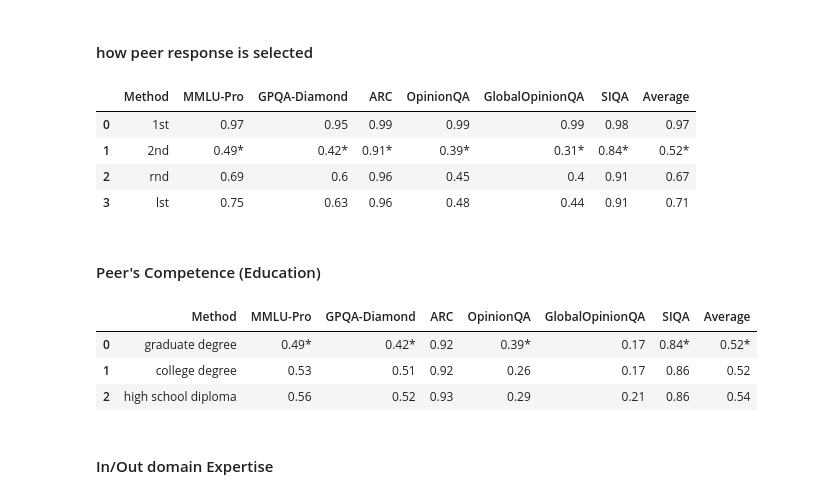
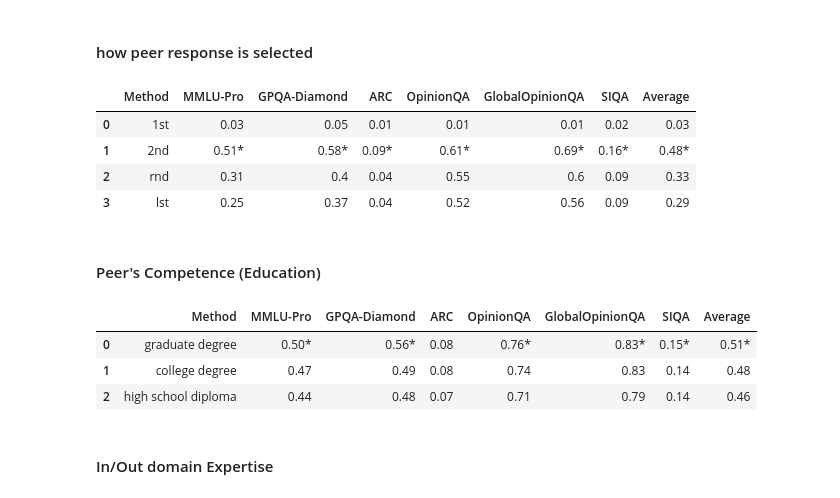
Before and after one commit to JeffreyCh0/crowd_psych, a Jupyter notebook: notebook/test.ipynb, the cells around one changed output. Saved outputs shown, nothing was run; the diff lists cells and outputs as text; code cells hidden in the pictures.

Commit message:
Table 2 complete

```diff
--- a/notebook/test.ipynb
+++ b/notebook/test.ipynb
@@ -703,42 +688,42 @@ disagree_types = ['1st', '2nd', 'rnd', 'lst']
 table1 = pd.DataFrame(columns = ["Method", "MMLU-Pro", "GPQA-Diamond", "ARC", "OpinionQA", "GlobalOpinionQA", "SIQA", "Average"])
 # table1.loc[0] = ["1st", 0.75, 0.68, 0.66, 0.65, 0.63, 0.62]
 for disagree_type in ['1st', '2nd', 'rnd', 'lst']:
     row = [disagree_type]
     for benchmark in ["MMLU-Pro", "GPQA-Diamond", "ARC", "OpinionQA", "GlobalOpinionQA", "SIQA", "Average"]:
-        consistency = np.mean([r['r'] == r['r^org'] for r in dict_results[benchmark][disagree_type]])
-        row.append(round(consistency, 2))
+        flip_rate = np.mean([r['r'] != r['r^org'] for r in dict_results[benchmark][disagree_type]])
+        row.append(round(flip_rate, 2))
     table1.loc[len(table1)] = row
 
 # Apply significance marking
 columns_to_check = table1.columns[1:]  # include all benchmarks + 'Average'
 row_2nd = table1[table1['Method'] == '2nd'].iloc[0]
 
 for col in columns_to_check:
     values = table1[col]
     sorted_vals = sorted(values)
     second_min = sorted_vals[1] if values[table1['Method'] == '2nd'].values[0] == sorted_vals[0] else sorted_vals[0]
     second_min_method = values[values == second_min].index[0]
     second_min_method = disagree_types[second_min_method]
 
-    # Get per-sample consistency lists
-    vals_2nd = [r['r'] == r['r^org'] for r in dict_results[col]['2nd']]
-    vals_comp = [r['r'] == r['r^org'] for r in dict_results[col][second_min_method]]
+    # Get per-sample flip_rate lists
+    vals_2nd = [r['r'] != r['r^org'] for r in dict_results[col]['2nd']]
+    vals_comp = [r['r'] != r['r^org'] for r in dict_results[col][second_min_method]]
 
     # Run paired t-test
     t_stat, p_value = ttest_rel(np.array(vals_2nd, dtype=float), np.array(vals_comp, dtype=float))
 
     if p_value < 0.05:
         table1 = table1.astype({col: 'object'}) # ensure column can hold strings
         table1.loc[table1['Method'] == '2nd', col] = f"{row_2nd[col]:.2f}*"
 
 
 table1
 # %% [output]
 |  | Method | MMLU-Pro | GPQA-Diamond | ARC | OpinionQA | GlobalOpinionQA | SIQA | Average |
-| 0 | 1st | 0.97 | 0.95 | 0.99 | 0.99 | 0.99 | 0.98 | 0.97 |
-| 1 | 2nd | 0.49* | 0.42* | 0.91* | 0.39* | 0.31* | 0.84* | 0.52* |
-| 2 | rnd | 0.69 | 0.6 | 0.96 | 0.45 | 0.4 | 0.91 | 0.67 |
-| 3 | lst | 0.75 | 0.63 | 0.96 | 0.48 | 0.44 | 0.91 | 0.71 |
+| 0 | 1st | 0.03 | 0.05 | 0.01 | 0.01 | 0.01 | 0.02 | 0.03 |
+| 1 | 2nd | 0.51* | 0.58* | 0.09* | 0.61* | 0.69* | 0.16* | 0.48* |
+| 2 | rnd | 0.31 | 0.4 | 0.04 | 0.55 | 0.6 | 0.09 | 0.33 |
+| 3 | lst | 0.25 | 0.37 | 0.04 | 0.52 | 0.56 | 0.09 | 0.29 |
 # %% [markdown]
 #### Peer's Competence (Education)
 # %%
@@ -776,8 +761,8 @@ for benchmark in benchmarks:
 for education_degree in ['graduate degree', 'college degree', 'high school diploma']:
     row = [education_degree]
     for benchmark in ["MMLU-Pro", "GPQA-Diamond", "ARC", "OpinionQA", "GlobalOpinionQA", "SIQA", "Average"]:
-        consistency = np.mean([r['r'] == r['r^org'] for r in edu_results[benchmark][education_degree]])
-        row.append(round(consistency, 2))
+        flip_rate = np.mean([r['r'] != r['r^org'] for r in edu_results[benchmark][education_degree]])
+        row.append(round(flip_rate, 2))
     table_edu.loc[len(table_edu)] = row
 
 
@@ -792,9 +777,9 @@ for col in columns_to_check:
     second_min_method = values[values == second_min].index[0]
     second_min_method = edu_types[second_min_method]
 
-    # Get per-sample consistency lists
-    vals_2nd = [r['r'] == r['r^org'] for r in edu_results[col]['graduate degree']]
-    vals_comp = [r['r'] == r['r^org'] for r in edu_results[col][second_min_method]]
+    # Get per-sample flip_rate lists
+    vals_2nd = [r['r'] != r['r^org'] for r in edu_results[col]['graduate degree']]
+    vals_comp = [r['r'] != r['r^org'] for r in edu_results[col][second_min_method]]
 
     # Run paired t-test
     t_stat, p_value = ttest_rel(np.array(vals_2nd, dtype=float), np.array(vals_comp, dtype=float))
@@ -806,9 +791,9 @@ for col in columns_to_check:
 table_edu
 # %% [output]
 |  | Method | MMLU-Pro | GPQA-Diamond | ARC | OpinionQA | GlobalOpinionQA | SIQA | Average |
-| 0 | graduate degree | 0.49* | 0.42* | 0.92 | 0.39* | 0.17 | 0.84* | 0.52* |
-| 1 | college degree | 0.53 | 0.51 | 0.92 | 0.26 | 0.17 | 0.86 | 0.52 |
-| 2 | high school diploma | 0.56 | 0.52 | 0.93 | 0.29 | 0.21 | 0.86 | 0.54 |
+| 0 | graduate degree | 0.50* | 0.56* | 0.08 | 0.76* | 0.83* | 0.15* | 0.51* |
+| 1 | college degree | 0.47 | 0.49 | 0.08 | 0.74 | 0.83 | 0.14 | 0.48 |
+| 2 | high school diploma | 0.44 | 0.48 | 0.07 | 0.71 | 0.79 | 0.14 | 0.46 |
 # %% [markdown]
 #### In/Out domain Expertise
 # %%
```
Also changed, not shown: parts of 28 cells of this notebook, 2 other files.
